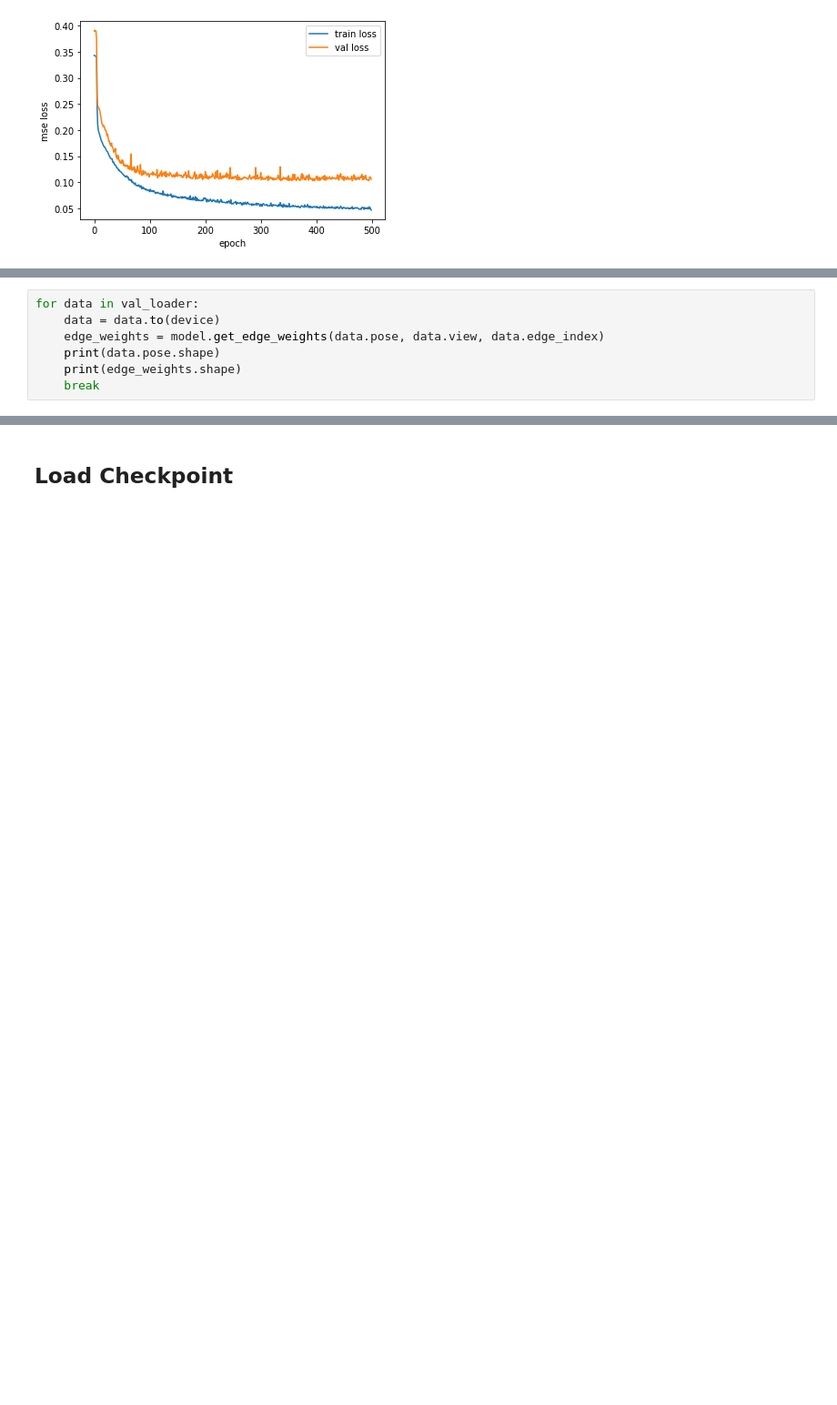
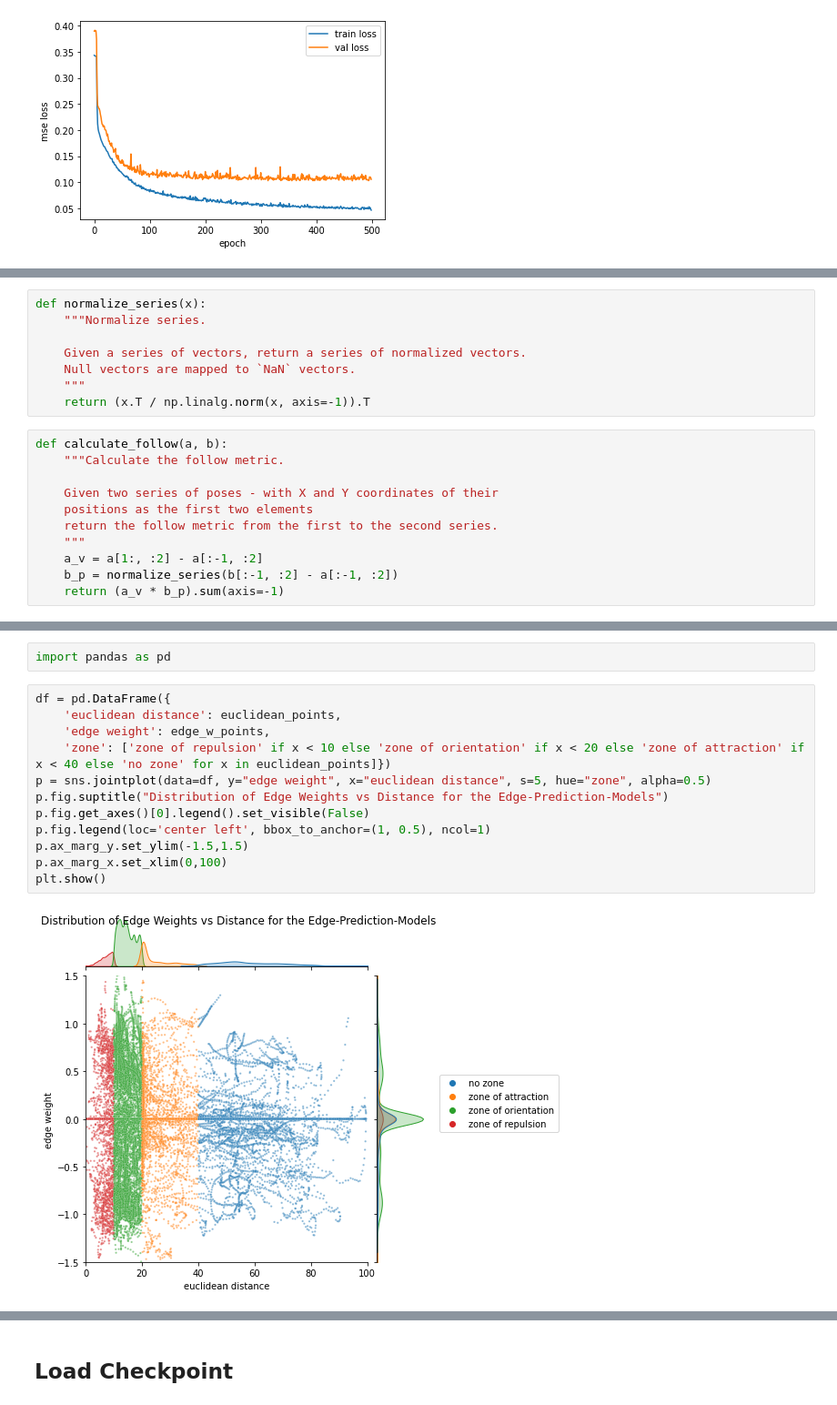
Before and after one commit to pwl482/GNN_fish_models, a Jupyter notebook: SwarmNet_eval_less_connections.ipynb, the cells around one changed output, grey strips where cells are left out. Shown at 91% size. Saved outputs shown, nothing was run; the diff lists cells and outputs as text; blank space fills up the shorter version.

```diff
--- a/SwarmNet_eval_less_connections.ipynb
+++ b/SwarmNet_eval_less_connections.ipynb
@@ -336,7 +234,0 @@ RuntimeError: Error(s) in loading state_dict for Edgeweight_SwarmNet:
-# %%
-for data in val_loader:
-    data = data.to(device)
-    edge_weights = model.get_edge_weights(data.pose, data.view, data.edge_index)
-    print(data.pose.shape)
-    print(edge_weights.shape)
-    break
@@ -405,0 +268,19 @@ tensor([ 1.8180,  1.7769,  1.7516,  1.7094,  1.6575,  1.6267,  1.6048,  1.6623,
+# %%
+def normalize_series(x):
+    """Normalize series.
+
+    Given a series of vectors, return a series of normalized vectors.
+    Null vectors are mapped to `NaN` vectors.
+    """
+    return (x.T / np.linalg.norm(x, axis=-1)).T
+# %%
+def calculate_follow(a, b):
+    """Calculate the follow metric.
+
+    Given two series of poses - with X and Y coordinates of their
+    positions as the first two elements
+    return the follow metric from the first to the second series.
+    """
+    a_v = a[1:, :2] - a[:-1, :2]
+    b_p = normalize_series(b[:-1, :2] - a[:-1, :2])
+    return (a_v * b_p).sum(axis=-1)
@@ -405,0 +339,16 @@ tensor([ 1.8180,  1.7769,  1.7516,  1.7094,  1.6575,  1.6267,  1.6048,  1.6623,
+# %%
+import pandas as pd
+# %%
+df = pd.DataFrame({
+    'euclidean distance': euclidean_points,
+    'edge weight': edge_w_points,
+    'zone': ['zone of repulsion' if x < 10 else 'zone of orientation' if x < 20 else 'zone of attraction' if x < 40 else 'no zone' for x in euclidean_points]})
+p = sns.jointplot(data=df, y="edge weight", x="euclidean distance", s=5, hue="zone", alpha=0.5)
+p.fig.suptitle("Distribution of Edge Weights vs Distance for the Edge-Prediction-Models")
+p.fig.get_axes()[0].legend().set_visible(False)
+p.fig.legend(loc='center left', bbox_to_anchor=(1, 0.5), ncol=1)
+p.ax_marg_y.set_ylim(-1.5,1.5)
+p.ax_marg_x.set_xlim(0,100)
+plt.show()
+# %% [output]
+[figure, added]
```
Also changed, not shown: parts of 81 cells of this notebook, 2 other files.
